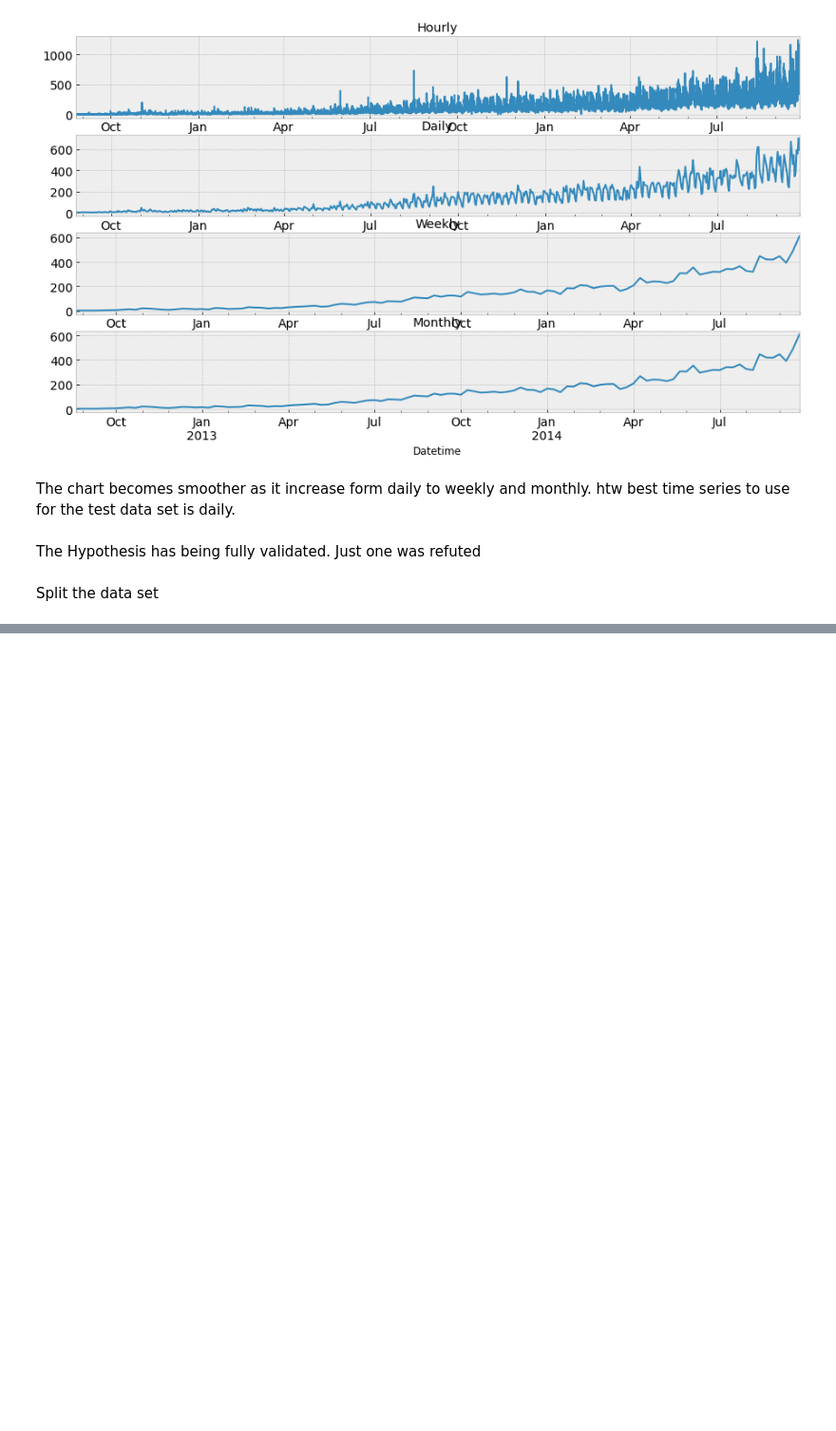
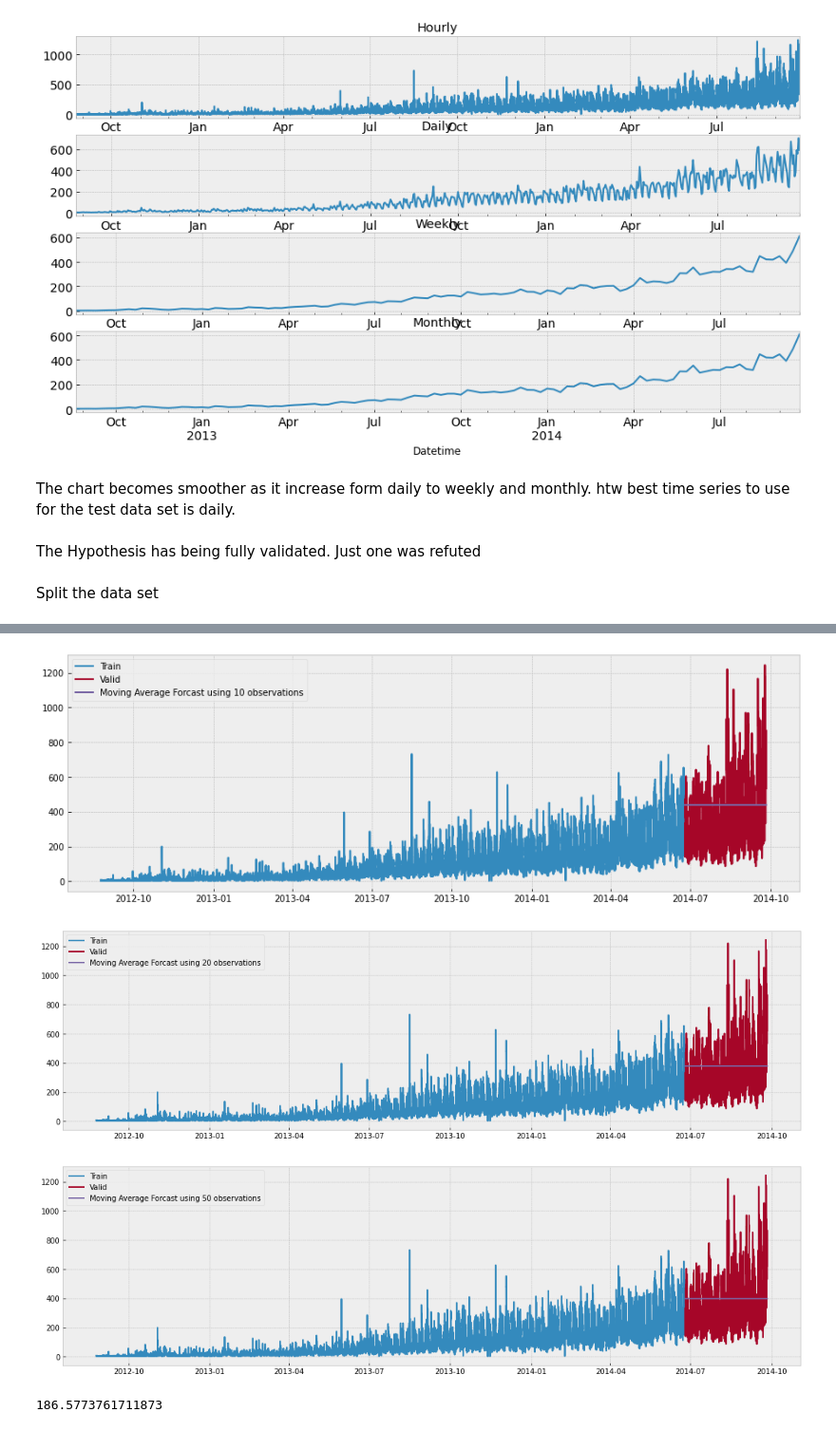
Before and after one commit to Pachinchin/Timeseries-Forecasting, a Jupyter notebook: Time_series.ipynb, the cells around one changed output, grey strips where cells are left out. Shown: that part at 95% size. Saved outputs shown, nothing was run; the diff lists cells and outputs as text; code cells hidden in the pictures; blank space fills up the shorter version.

```diff
--- a/Time_series.ipynb
+++ b/Time_series.ipynb
@@ -203,0 +232,41 @@ Modelling technique
+# %%
+# Trying the seecond Moving Average Approach
+#taking the average of a few point 10, 20, 50
+y_hat_avg =valid.copy()
+y_hat_avg['moving_avg_forcast'] =  Train['Count'].rolling(10).mean().iloc[-1]
+#average of the last 10 observations
+plt.figure(figsize =(15,5))
+plt.plot(Train['Count'], label ='Train')
+plt.plot(valid['Count'], label ='Valid')
+plt.plot(y_hat_avg['moving_avg_forcast'], label ='Moving Average Forcast using 10 observations')
+plt.legend(loc='best')
+plt.show()
+y_hat_avg = valid.copy()
+y_hat_avg['moving_avg_forcast'] = Train['Count'].rolling(20).mean().iloc[-1]
+#average for the last 20 observations
+plt.figure(figsize=(18,5))
+plt.plot(Train['Count'], label ='Train')
+plt.plot(valid['Count'], label ='Valid')
+plt.plot(y_hat_avg['moving_avg_forcast'], label ='Moving Average Forcast using 20 observations')
+plt.legend(loc='best')
+plt.show()
+
+y_hat_avg = valid.copy()
+y_hat_avg['moving_avg_forcast'] = Train['Count'].rolling(50).mean().iloc[-1]
+#average for the last 50 observations
+plt.figure(figsize=(18,5))
+plt.plot(Train['Count'], label ='Train')
+plt.plot(valid['Count'], label ='Valid')
+plt.plot(y_hat_avg['moving_avg_forcast'], label ='Moving Average Forcast using 50 observations')
+plt.legend(loc='best')
+plt.show()
+# %% [output]
+[figure, added]
+[figure, added]
+[figure, added]
+# %%
+#Calculate the RMSE
+rms = sqrt(mse(valid.Count, y_hat_avg.moving_avg_forcast))
+print(rms)
+# %% [output]
+186.5773761711873
```
Also changed, not shown: parts of 15 cells of this notebook, 1 other file.
